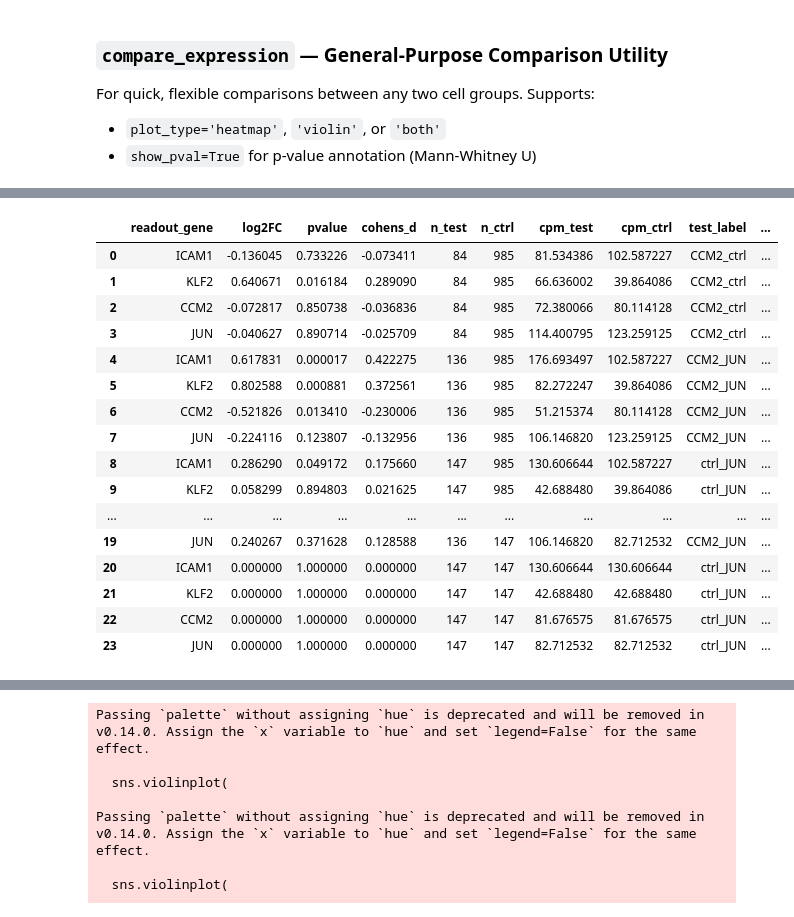
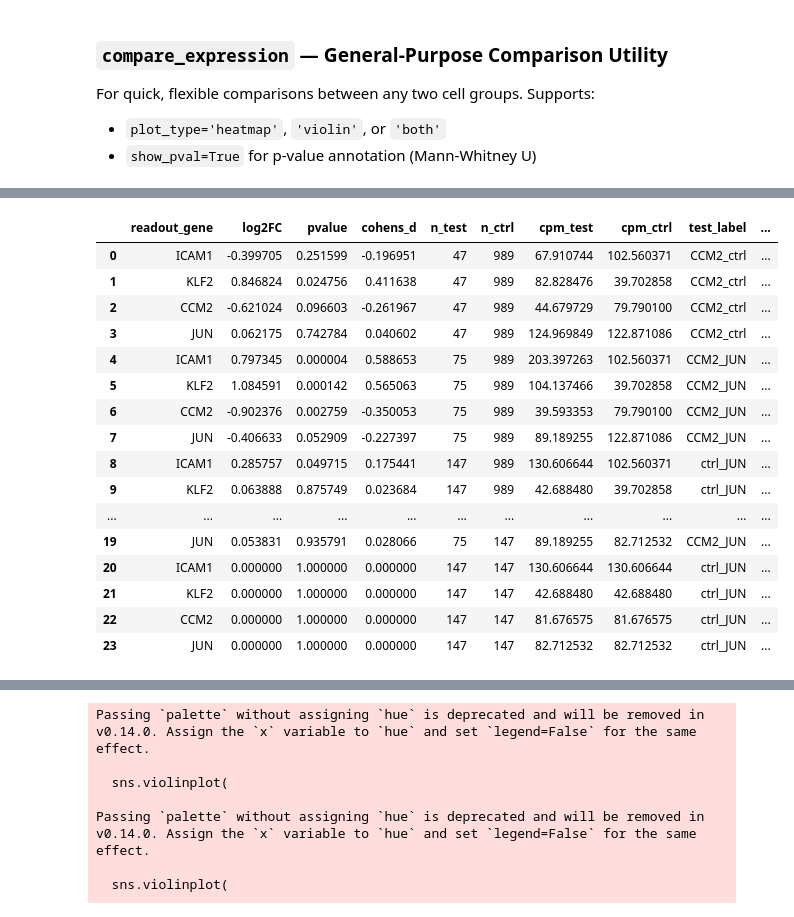
Before and after one commit to jhjiang2020/CSM_ccperturbseq, a Jupyter notebook: scripts/qc_analysis.ipynb, the cells around one changed output, grey strips where cells are left out. Drawn from its saved outputs; the diff is of its cells as text; code cells hidden in the pictures.

```diff
--- a/scripts/qc_analysis.ipynb
+++ b/scripts/qc_analysis.ipynb
@@ -329,7 +353,13 @@ cell_sets_full = q3.classify_cells_full(adata)
 
 # Perfect singlets and inferred singlets
 perfect_df = cell_sets_full['perfect_singlet']
-inferred_df = cell_sets_full['inferred_singlet']
+inferred_df = pd.concat(
+    [
+        cell_sets_full['inferred_singlet_pos1_missing'],
+        cell_sets_full['inferred_singlet_pos2_missing']
+    ],
+    axis=0
+)
 print(f"\nPerfect singlets: {len(perfect_df):,}")
 print(f"Inferred singlets: {len(inferred_df):,}")
 
@@ -422,9 +586,13 @@ Q3a ctrl results: 96 rows
 # %%
 # === Q3a Test 2: Perfect singlet — gRNA_nonctrl ===
+# exclude CCM2_TLNRD1 and CCM2_MAPK7 guides as there might be inteference/compensatory effects between these two genes (since they are in the same pathway and might have functional redundancy),
+# which could confound the interpretation of individual guide effects.
+nonctrl_cell_mask = ~perfect_df['target_gene'].isin(['CCM2_TLNRD1', 'CCM2_MAPK7'])
 
 all_q3a_nonctrl = []
 for sample_name in ['Control', 'Treatment']:
     sample_cells = perfect_df[perfect_df['sample'] == sample_name]
+    sample_cells = sample_cells[nonctrl_cell_mask]
     ctrl_bcs = ctrl_bcs_per_sample[sample_name]
 
     guide_groups_indiv = q3.get_grna_any_cells(sample_cells, group_by_gene=False)
@@ -435,6 +603,7 @@ for sample_name in ['Control', 'Treatment']:
 
     if not mdf_indiv.empty:
         mdf_indiv = mdf_indiv.copy()
+        mdf_indiv['guide_name_original'] = mdf_indiv['guide_name']
         mdf_indiv['guide_name'] = mdf_indiv['guide_name'].apply(
             lambda x: f"gRNA_{x.rsplit('_', 1)[-1]}" if x.rsplit('_', 1)[-1].isdigit() else x
         )
@@ -448,8 +617,19 @@ for sample_name in ['Control', 'Treatment']:
 q3a_nonctrl = pd.concat(all_q3a_nonctrl, ignore_index=True) if all_q3a_nonctrl else pd.DataFrame()
 q3a_nonctrl['test_mode'] = 'q3a_nonctrl'
 
-q3.plot_heatmap(q3a_nonctrl, os.path.join(qc_out_dir, 'q3a_heatmap_nonctrl.png'),
-                title_suffix=' (Q3a: gRNA × nonctrl)', show_pval=True)
+
+#q3.plot_heatmap(q3a_nonctrl, os.path.join(qc_out_dir, 'q3a_heatmap_nonctrl.png'),
+#                title_suffix=' (Q3a: gRNA × nonctrl)', show_pval=True)
+q3.plot_de_heatmap(
+    result_df=q3a_nonctrl,
+    save_path=os.path.join(qc_out_dir, 'q3a_heatmap_nonctrl.png'),
+    title_suffix=' (Q3a: gRNA × nonctrl)',
+    row_key='guide_name',
+    col_key='target_gene',
+    color_key='log2FC',
+    split_by='sample',
+    annotation_key=['cpm_kd', 'n_kd_cells', 'pvalue']
+)
 
 print(f"Q3a nonctrl results: {len(q3a_nonctrl)} rows")
 display(q3a_nonctrl)
@@ -500,6 +977,8 @@ q3b_tests = [
     ('detected_in_inferred', inferred_df, q3.get_detected_guide_cells, 'Inferred singlet (detected guide)'),
     ('inferred_in_inferred', inferred_df, q3.get_inferred_guide_cells, 'Inferred singlet (inferred guide)'),
 ]
+# again exclude CCM2_TLNRD1 and CCM2_MAPK7 guides for the same reason as in Q3a nonctrl test
+q3b_tests = [(mode, df[~df['target_gene'].isin(['CCM2_TLNRD1', 'CCM2_MAPK7'])], group_fn, desc) for mode, df, group_fn, desc in q3b_tests]
 
 all_q3b = []
 for mode_name, cell_df, group_fn, description in q3b_tests:
@@ -515,7 +994,7 @@ for mode_name, cell_df, group_fn, description in q3b_tests:
             print(f"  {sample_name}: no cells, skipping")
             continue
 
-        guide_groups = group_fn(sample_cells, group_by_gene=True)
+        guide_groups = group_fn(sample_cells, group_by_gene=False)
 
         # Check for low-n targets and fall back to gRNA_all
         fallback_targets = []
@@ -528,7 +1007,7 @@ for mode_name, cell_df, group_fn, description in q3b_tests:
                   f"in {mode_name}: {fallback_targets}")
             print(f"    → Falling back to gRNA_all for these targets")
 
-            all_groups = q3.get_grna_all_cells(sample_cells, group_by_gene=True)
+            all_groups = q3.get_grna_all_cells(sample_cells, group_by_gene=False)
             all_groups_by_gene = {g['target_gene']: g for g in all_groups}
 
             new_groups = []
@@ -729,47 +1468,51 @@ display(pd.concat(results_df_all, ignore_index=True))
 # %%
 results_df_CCM2 = []
 sample_name = 'Control'
+# optional: filter out cells receiving low efficacy guides
+obs_all = obs.copy()
+low_efficacy_guides = ['CCM2_A_3']
+obs = obs.query('~pos1_grna.isin(@low_efficacy_guides)').query('~pos2_grna.isin(@low_efficacy_guides)')
 for control_combo in ['ctrl_ctrl', 'ctrl_JUN']:
     for target_combo in ['CCM2_ctrl', 'CCM2_JUN', 'ctrl_JUN']:
         #if target_combo == control_combo:
         #    continue
         readout_genes = ['ICAM1', 'KLF2', 'CCM2', 'JUN']
         combo_cells = obs[
             (obs['sample'] == sample_name) &
             singlet_mask &
             (obs['target_combo'] == target_combo)
         ].index.tolist()
         ctrl_cells = obs[
             (obs['sample'] == sample_name) &
             singlet_mask &
             (obs['target_combo'] == control_combo)
         ].index.tolist()
         results_df = q3.compare_expression(
             adata, combo_cells, ctrl_cells,
             readout_genes=readout_genes,
             test_label=target_combo,
             ctrl_label=control_combo,
             plot_type=None,
             #show_pval=True,
             #save_path=os.path.join(qc_out_dir, f'{target_combo}_vs_{control_combo}_{sample_name}.png'),
         )
         results_df_CCM2.append(results_df)
 ccm2_df = pd.concat(results_df_CCM2, ignore_index=True)
 display(ccm2_df)
 # %% [output]
 |  | readout_gene | log2FC | pvalue | cohens_d | n_test | n_ctrl | cpm_test | cpm_ctrl | test_label | ... |
-| 0 | ICAM1 | -0.136045 | 0.733226 | -0.073411 | 84 | 985 | 81.534386 | 102.587227 | CCM2_ctrl | ... |
-| 1 | KLF2 | 0.640671 | 0.016184 | 0.289090 | 84 | 985 | 66.636002 | 39.864086 | CCM2_ctrl | ... |
-| 2 | CCM2 | -0.072817 | 0.850738 | -0.036836 | 84 | 985 | 72.380066 | 80.114128 | CCM2_ctrl | ... |
-| 3 | JUN | -0.040627 | 0.890714 | -0.025709 | 84 | 985 | 114.400795 | 123.259125 | CCM2_ctrl | ... |
-| 4 | ICAM1 | 0.617831 | 0.000017 | 0.422275 | 136 | 985 | 176.693497 | 102.587227 | CCM2_JUN | ... |
-| 5 | KLF2 | 0.802588 | 0.000881 | 0.372561 | 136 | 985 | 82.272247 | 39.864086 | CCM2_JUN | ... |
-| 6 | CCM2 | -0.521826 | 0.013410 | -0.230006 | 136 | 985 | 51.215374 | 80.114128 | CCM2_JUN | ... |
-| 7 | JUN | -0.224116 | 0.123807 | -0.132956 | 136 | 985 | 106.146820 | 123.259125 | CCM2_JUN | ... |
-| 8 | ICAM1 | 0.286290 | 0.049172 | 0.175660 | 147 | 985 | 130.606644 | 102.587227 | ctrl_JUN | ... |
-| 9 | KLF2 | 0.058299 | 0.894803 | 0.021625 | 147 | 985 | 42.688480 | 39.864086 | ctrl_JUN | ... |
+| 0 | ICAM1 | -0.399705 | 0.251599 | -0.196951 | 47 | 989 | 67.910744 | 102.560371 | CCM2_ctrl | ... |
+| 1 | KLF2 | 0.846824 | 0.024756 | 0.411638 | 47 | 989 | 82.828476 | 39.702858 | CCM2_ctrl | ... |
+| 2 | CCM2 | -0.621024 | 0.096603 | -0.261967 | 47 | 989 | 44.679729 | 79.790100 | CCM2_ctrl | ... |
+| 3 | JUN | 0.062175 | 0.742784 | 0.040602 | 47 | 989 | 124.969849 | 122.871086 | CCM2_ctrl | ... |
+| 4 | ICAM1 | 0.797345 | 0.000004 | 0.588653 | 75 | 989 | 203.397263 | 102.560371 | CCM2_JUN | ... |
+| 5 | KLF2 | 1.084591 | 0.000142 | 0.565063 | 75 | 989 | 104.137466 | 39.702858 | CCM2_JUN | ... |
+| 6 | CCM2 | -0.902376 | 0.002759 | -0.350053 | 75 | 989 | 39.593353 | 79.790100 | CCM2_JUN | ... |
+| 7 | JUN | -0.406633 | 0.052909 | -0.227397 | 75 | 989 | 89.189255 | 122.871086 | CCM2_JUN | ... |
+| 8 | ICAM1 | 0.285757 | 0.049715 | 0.175441 | 147 | 989 | 130.606644 | 102.560371 | ctrl_JUN | ... |
+| 9 | KLF2 | 0.063888 | 0.875749 | 0.023684 | 147 | 989 | 42.688480 | 39.702858 | ctrl_JUN | ... |
 | ... | ... | ... | ... | ... | ... | ... | ... | ... | ... | ... |
-| 19 | JUN | 0.240267 | 0.371628 | 0.128588 | 136 | 147 | 106.146820 | 82.712532 | CCM2_JUN | ... |
+| 19 | JUN | 0.053831 | 0.935791 | 0.028066 | 75 | 147 | 89.189255 | 82.712532 | CCM2_JUN | ... |
 | 20 | ICAM1 | 0.000000 | 1.000000 | 0.000000 | 147 | 147 | 130.606644 | 130.606644 | ctrl_JUN | ... |
 | 21 | KLF2 | 0.000000 | 1.000000 | 0.000000 | 147 | 147 | 42.688480 | 42.688480 | ctrl_JUN | ... |
 | 22 | CCM2 | 0.000000 | 1.000000 | 0.000000 | 147 | 147 | 81.676575 | 81.676575 | ctrl_JUN | ... |
```
Also changed, not shown: parts of 44 cells of this notebook, 5 other files.
